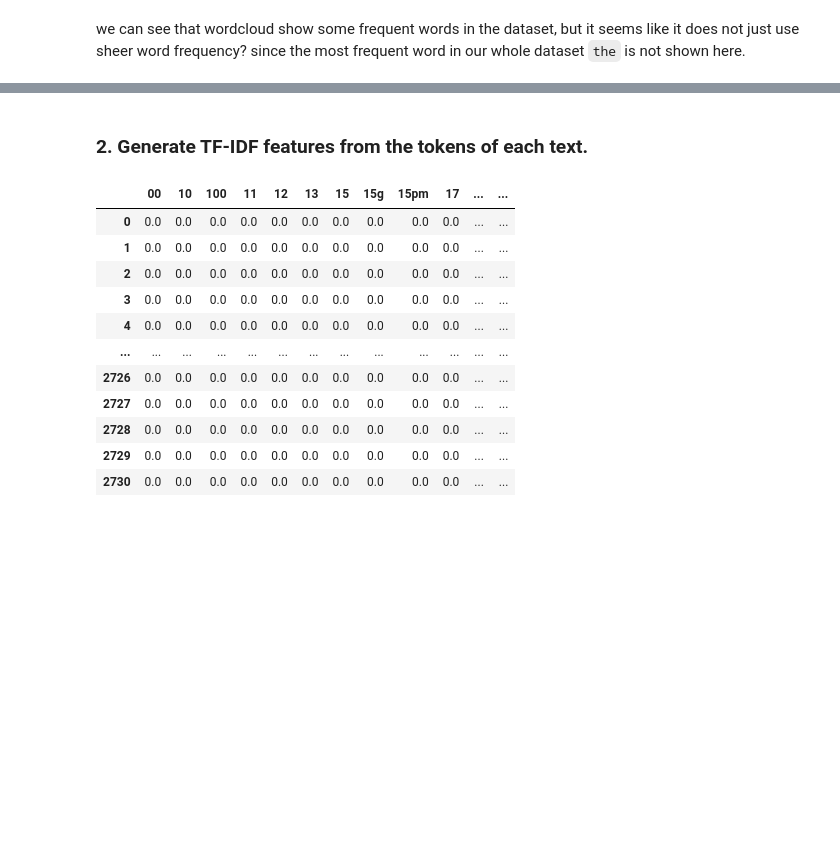
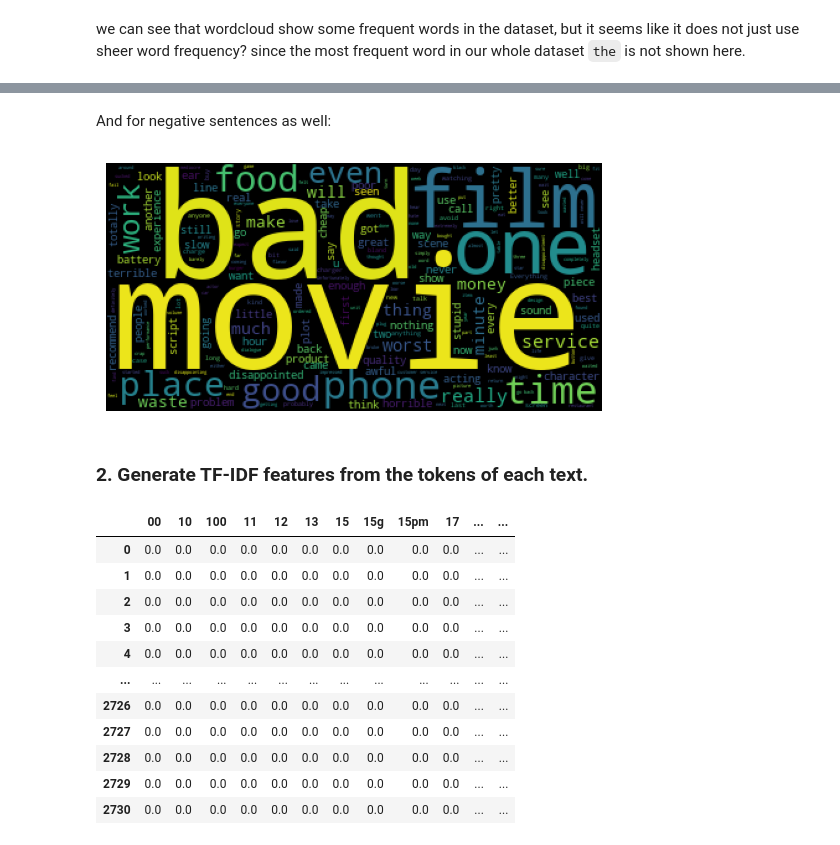
Before and after one commit to chihuahualee828/DM2023-Lab1-Master, a Jupyter notebook: Homework/DM2023-Lab1-Homework.ipynb, the cells around one changed output, grey strips where cells are left out. Drawn from its saved outputs; the diff is of its cells as text; code cells hidden in the pictures; blank space fills up the shorter version.

```diff
--- a/Homework/DM2023-Lab1-Homework.ipynb
+++ b/Homework/DM2023-Lab1-Homework.ipynb
@@ -1087,3 +1098,14 @@ we can see that wordcloud show some frequent words in the dataset, but it seems
+# %% [markdown]
+And for negative sentences as well:
+# %%
+wordcloud = WordCloud().generate(data_combined[data_combined['score'] == 0].sentence.str.cat(sep=' '))
+
+# Display the generated image:
+plt.imshow(wordcloud)
+plt.axis("off")
+plt.show()
+# %% [output]
+[figure, added]
 # %% [markdown]
 ### 2. Generate TF-IDF features from the tokens of each text.
 # %%
```
Also changed, not shown: parts of 3 cells of this notebook.
